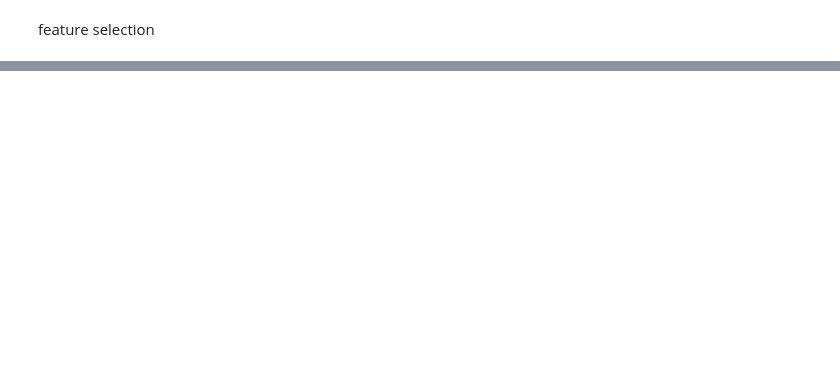
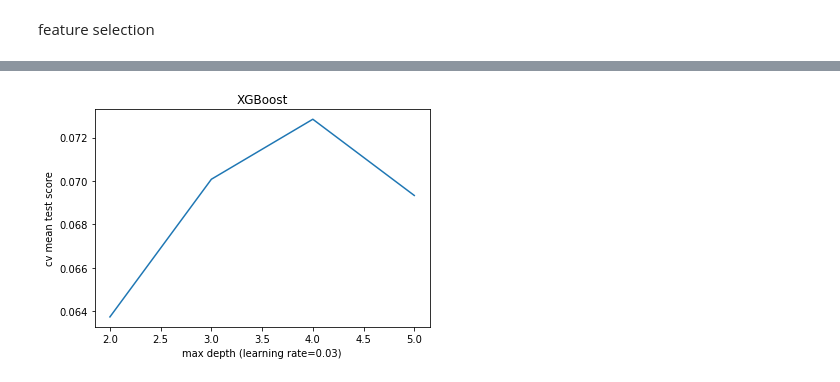
Before and after one commit to deagwon97/machine-learning-and-practice-report, a Jupyter notebook: Dacon_satellite_model.ipynb, the cells around one changed output, grey strips where cells are left out. Drawn from its saved outputs; the diff is of its cells as text; code cells hidden in the pictures; blank space fills up the shorter version.

```diff
--- a/Dacon_satellite_model.ipynb
+++ b/Dacon_satellite_model.ipynb
@@ -682,6 +773,8 @@ print(f'XGBoost cv_mae_score = {XGB_cv_mae}\n')
 # %%
-plt.plot(range(2,6), xgb_grid.cv_results_['mean_test_score'])
+plt.plot(range(2,6), xgb_grid.cv_results_['mean_test_score'][:4])
 plt.title('XGBoost')
-plt.xlabel('max depth')
+plt.xlabel('max depth (learning rate={})'.format(xgb_grid.best_params_['learning_rate']))
 plt.ylabel('cv mean test score')
 plt.show()
+# %% [output]
+[figure, added]
```
Also changed, not shown: parts of 18 cells of this notebook.
